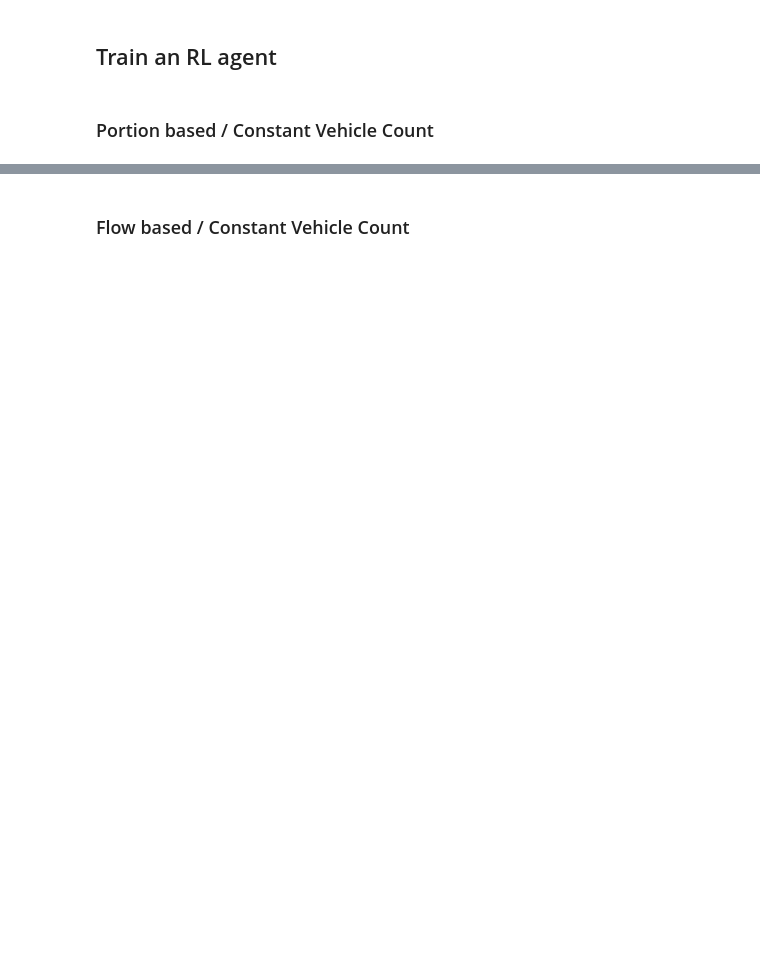
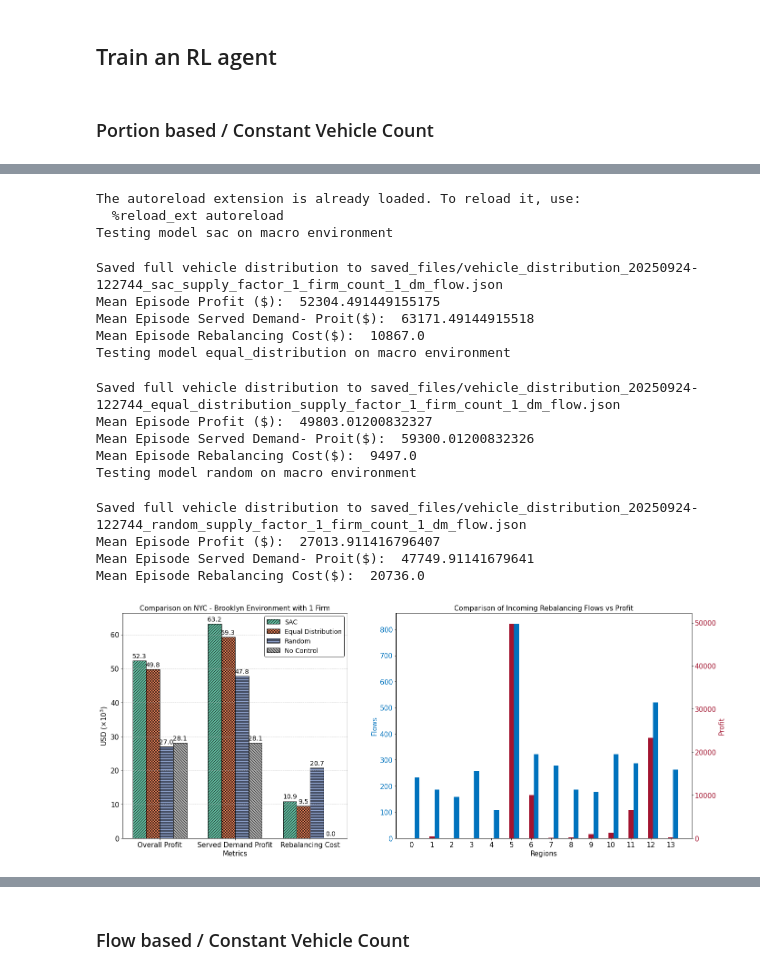
Before and after one commit to sastry-group/Dynamic-Routing-with-Competition, a Jupyter notebook: tutorial.ipynb, the cells around one changed output, grey strips where cells are left out. Drawn from its saved outputs; the diff is of its cells as text; code cells hidden in the pictures; blank space fills up the shorter version.

```diff
--- a/tutorial.ipynb
+++ b/tutorial.ipynb
@@ -283,3 +323,44 @@ importlib.reload(testing)
+# %%
+%load_ext autoreload
+%autoreload 2
+import sys
+if 'testing' in sys.modules:
+    del sys.modules['testing']
+
+import testing
+importlib.reload(testing)
+config = {
+    "simulator.name": "macro",
+    "model.name": ["sac", "equal_distribution", "random"],
+    "simulator.city": "nyc_brooklyn",
+    "model.cplexpath": None,
+    "model.test_episodes": 2,
+    "model.checkpoint_path": "SAC_portion_1",
+    "simulator.reuse_no_control": True,
+    "simulator.firm_count": 1,
+    "simulator.agents_know_partial_demand": False,
+
+}
+testing.multi_test(config)
+# %% [output]
+The autoreload extension is already loaded. To reload it, use:
+  %reload_ext autoreload
+Testing model sac on macro environment
+Saved full vehicle distribution to saved_files/vehicle_distribution_20250924-122744_sac_supply_factor_1_firm_count_1_dm_flow.json
+Mean Episode Profit ($):  52304.491449155175
+Mean Episode Served Demand- Proit($):  63171.49144915518
+Mean Episode Rebalancing Cost($):  10867.0
+Testing model equal_distribution on macro environment
+Saved full vehicle distribution to saved_files/vehicle_distribution_20250924-122744_equal_distribution_supply_factor_1_firm_count_1_dm_flow.json
+Mean Episode Profit ($):  49803.01200832327
+Mean Episode Served Demand- Proit($):  59300.01200832326
+Mean Episode Rebalancing Cost($):  9497.0
+Testing model random on macro environment
+Saved full vehicle distribution to saved_files/vehicle_distribution_20250924-122744_random_supply_factor_1_firm_count_1_dm_flow.json
+Mean Episode Profit ($):  27013.911416796407
+Mean Episode Served Demand- Proit($):  47749.91141679641
+Mean Episode Rebalancing Cost($):  20736.0
+[figure, added]
 # %%
 from train import train
 config = {
```
Also changed, not shown: parts of 6 cells of this notebook, 5 other files.
